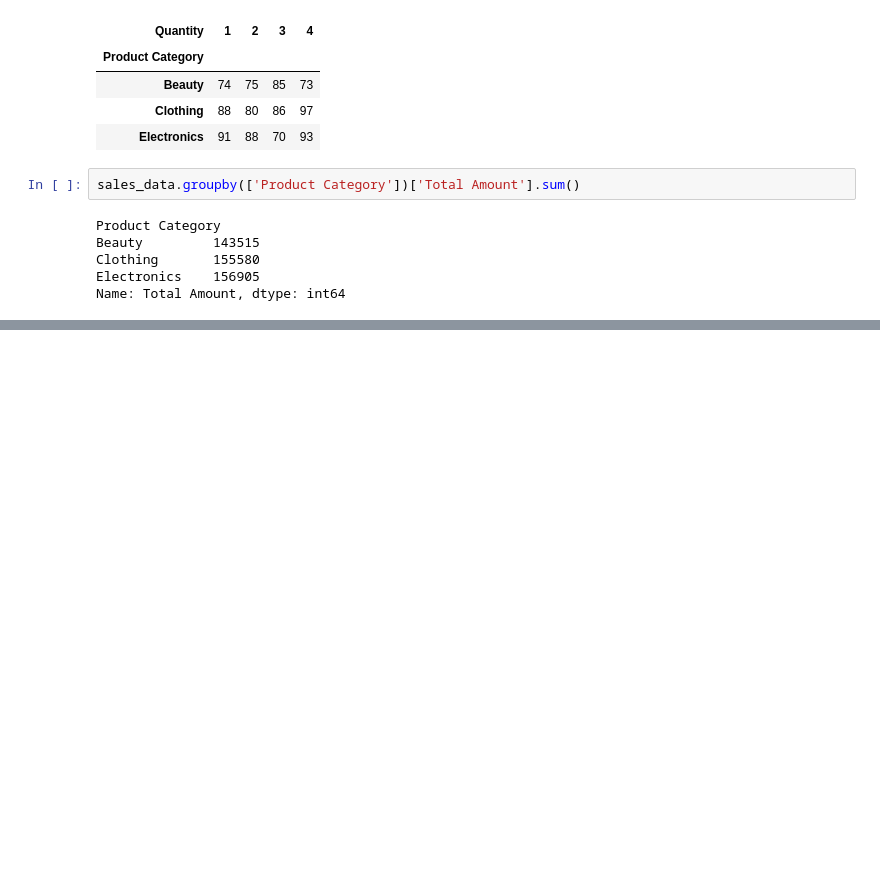
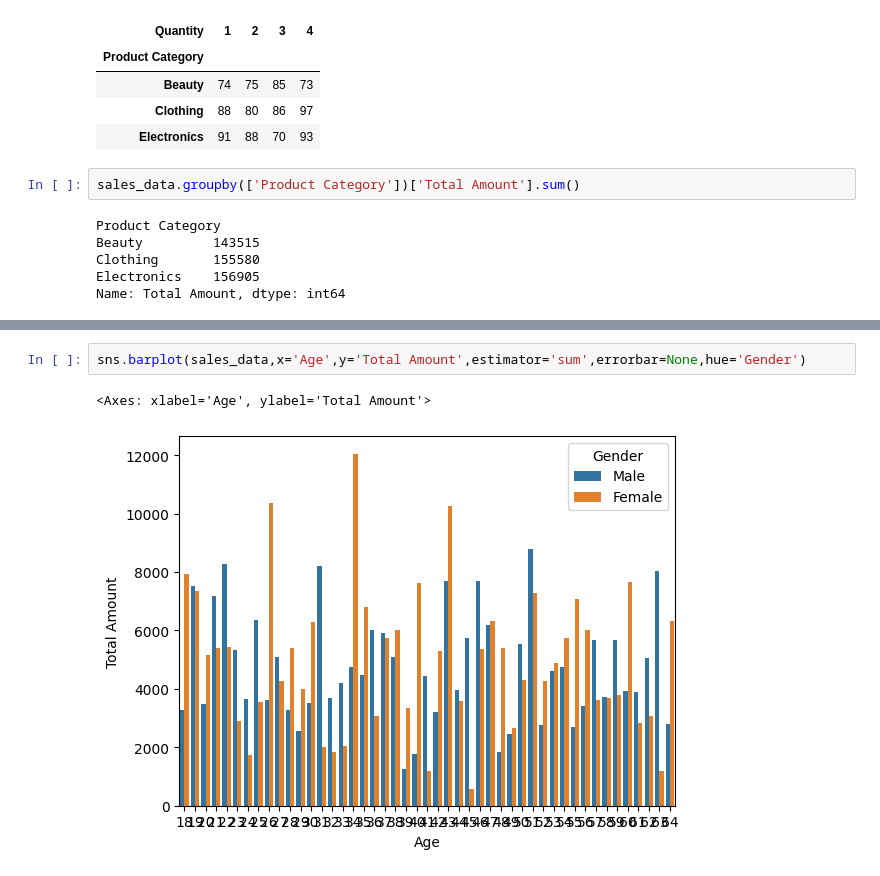
Before and after one commit to rajashreemunoli/2024_Women_Who_Code_Kaggle_EDA_Challenge, a Jupyter notebook: 2024-wwc-eda-challenge-retail-sales.ipynb, the cells around one changed output, grey strips where cells are left out. Saved outputs shown, nothing was run; the diff lists cells and outputs as text; blank space fills up the shorter version.

```diff
--- a/2024-wwc-eda-challenge-retail-sales.ipynb
+++ b/2024-wwc-eda-challenge-retail-sales.ipynb
@@ -363,0 +408,5 @@ Name: Total Amount, dtype: int64
+# %%
+sns.barplot(sales_data,x='Age',y='Total Amount',estimator='sum',errorbar=None,hue='Gender')
+# %% [output]
+<Axes: xlabel='Age', ylabel='Total Amount'>
+[figure, added]
```
Also changed, not shown: parts of 9 cells of this notebook.
